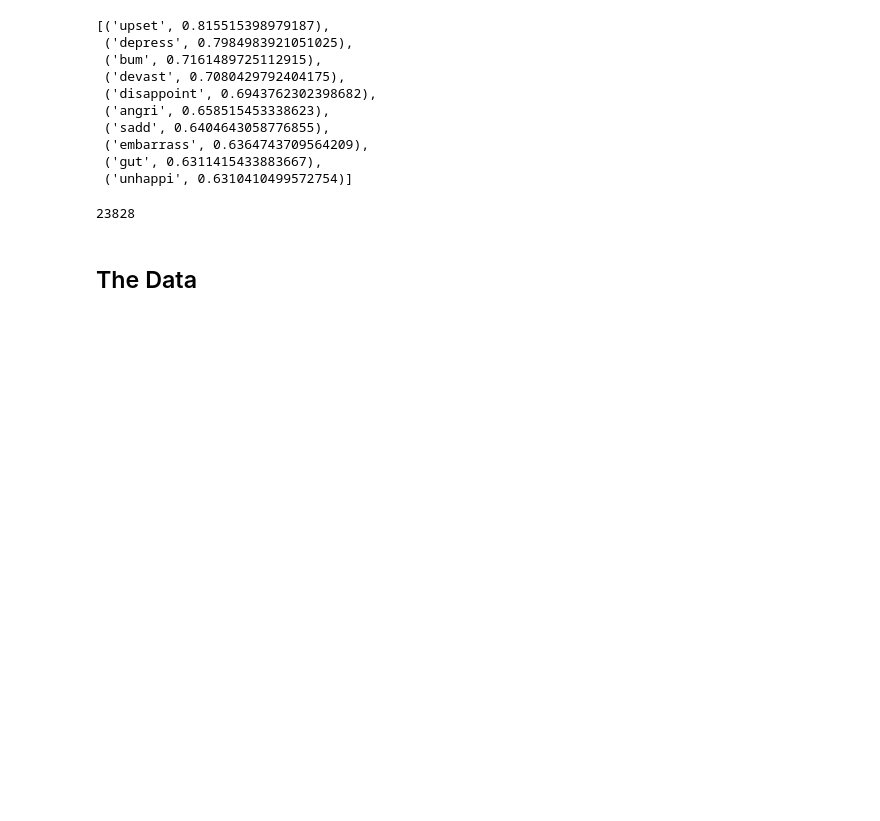
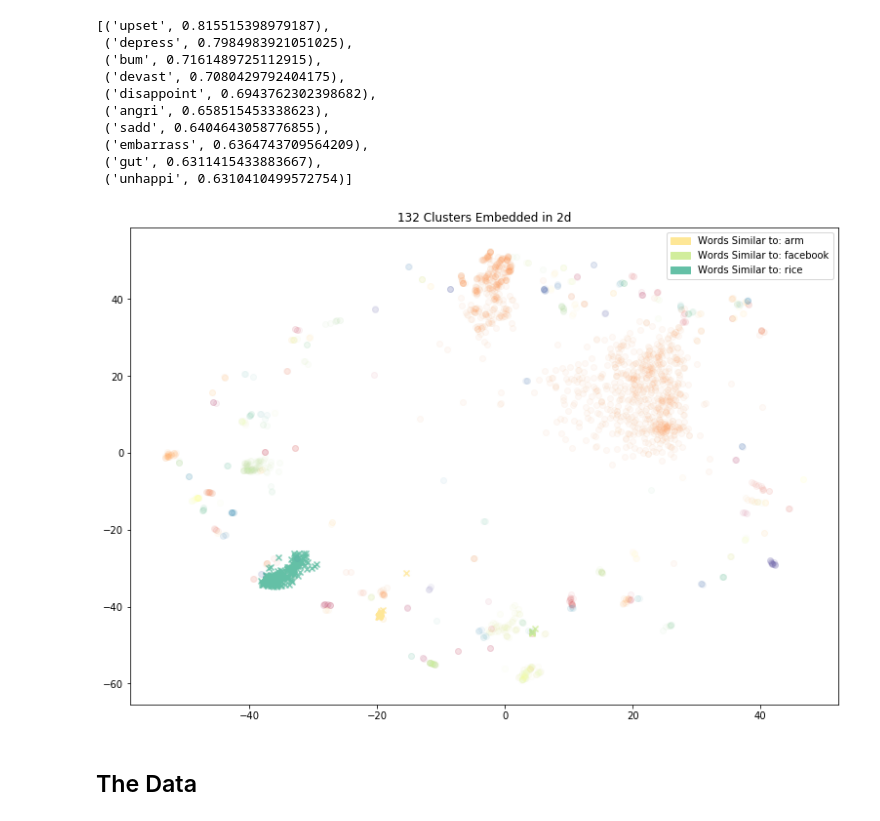
Before and after one commit to mmargenot/talks, a Jupyter notebook: Buying_Happiness/Buying_Happiness_Talk.ipynb, the cells around one changed output. Saved outputs shown, nothing was run; the diff lists cells and outputs as text; code cells hidden in the pictures; blank space fills up the shorter version.

Commit message:
Embedded word vectors in 2d to visualize groupings

```diff
--- a/Buying_Happiness/Buying_Happiness_Talk.ipynb
+++ b/Buying_Happiness/Buying_Happiness_Talk.ipynb
@@ -71,6 +71,45 @@ print(w2v.wv['sad'])
    9.96020317e-01   2.01621875e-01  -2.27278137e+00  -8.56919646e-01
   -1.24364936e+00   1.93653297e+00  -1.74209273e+00  -2.66480112e+00
   -1.75437510e+00  -2.04358786e-01  -3.64142150e-01   2.14454412e+00]
+# %%
+import pandas as pd
+wv_df = pd.DataFrame.from_dict({k : w2v.wv[k] for k in w2v.wv.vocab.keys()}, orient='index')
+from sklearn.manifold import TSNE
+from sklearn.cluster import DBSCAN
+from sklearn.preprocessing import StandardScaler
+scaled_wv_df = StandardScaler().fit_transform(wv_df)
+clustered_wv_df = DBSCAN(eps=0.2, min_samples=3, metric='cosine').fit(scaled_wv_df)
+dim_red = TSNE().fit_transform(wv_df)
+# %%
+import matplotlib.pyplot as plt
+import matplotlib.patches as mpatches
+def plot_embedded_clusters(embedding, labels, legend=None, include_noisy_points=False):
+    plt.figure(figsize=(13,9))
+    unique_labels = np.unique(labels)
+    n_clusters_ = len(unique_labels) - (1 if -1 in labels else 0)
+    colors = [plt.cm.Spectral(each) for each in np.linspace(0, 1, len(unique_labels))]
+    handles = []
+    np.random.shuffle(unique_labels)
+    for label, c in zip(unique_labels, colors):
+        if label == -1:
+            c = [0, 0, 0, 1]
+            if not include_noisy_points:
+                continue
+        plt.scatter(embedding[labels==label, 0], embedding[labels==label,1], alpha=0.05, color=c)
+
+        if legend and (label in legend):
+            handles.append(
+                mpatches.Patch(
+                    color=c,
+                    label='Words Similar to: {0}'.format(wv_df[clustered_wv_df.labels_==label].index[0])
+                )
+            )
+            plt.scatter(embedding[labels==label, 0], embedding[labels==label,1], alpha=0.80, color=c, marker='x');
+    if legend:
+        plt.legend(handles=handles);
+
+    plt.title('%d Clusters Embedded in 2d' % n_clusters_);
+    plt.show()
 # %% [markdown]
 ## Feature Generation
 
@@ -95,7 +130,7 @@ neighbors_model = KMeans(n_clusters=5)
-# %%
-len(w2v.wv.vocab)
-# %% [output]
-23828
+# %%
+plot_embedded_clusters(dim_red, clustered_wv_df.labels_, legend=[4, 9, 11])
+# %% [output]
+[figure, added]
 # %% [markdown]
 ## The Data
 # %% [markdown]
```
Also changed, not shown: parts of 3 cells of this notebook, 1 other file.
